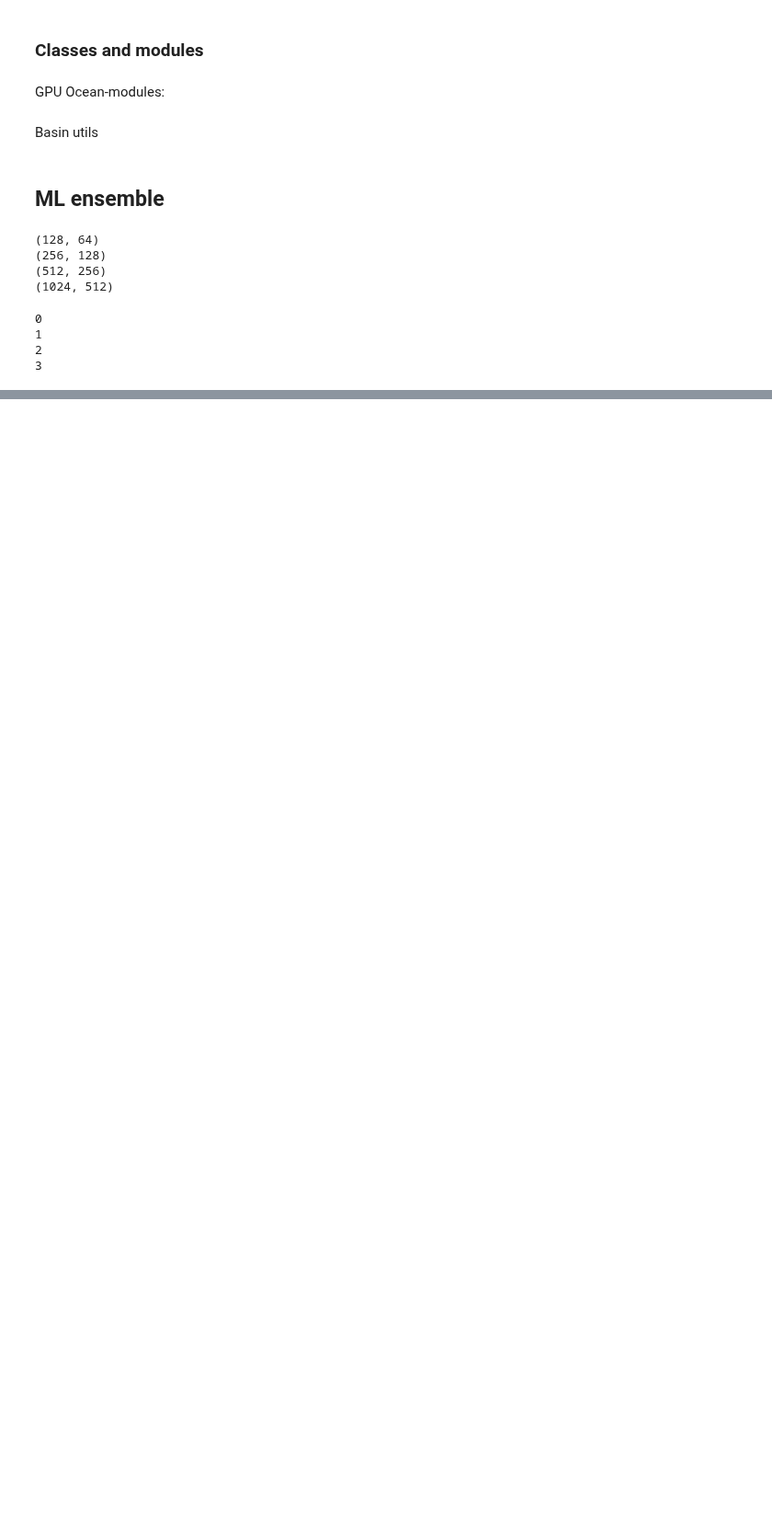
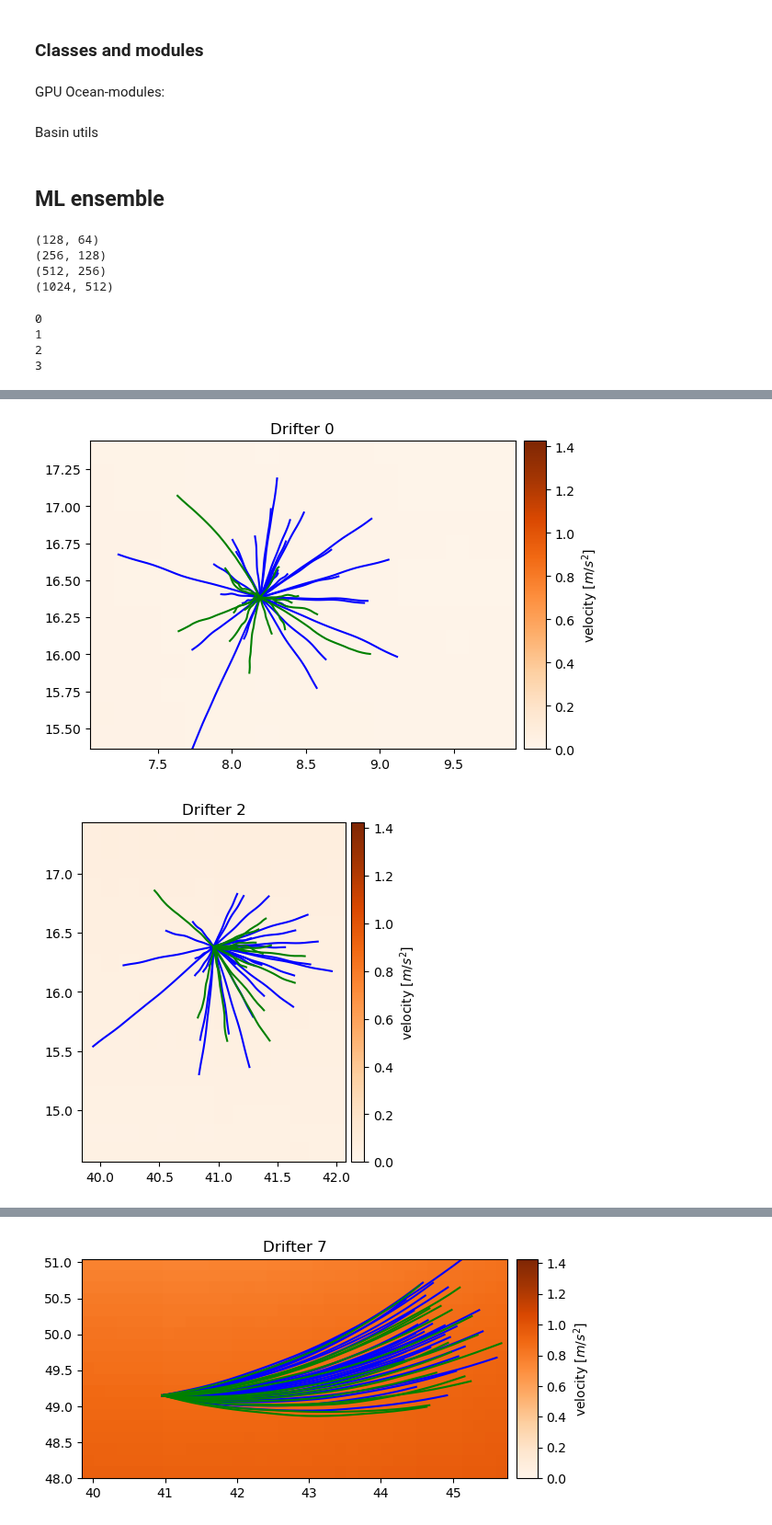
Before and after one commit to sintefmath/multilevelDA, a Jupyter notebook: notebooks/Basin-MLDrifters.ipynb, the cells around one changed output, grey strips where cells are left out. Shown at 92% size. Drawn from its saved outputs; the diff is of its cells as text; code cells hidden in the pictures; blank space fills up the shorter version.

```diff
--- a/notebooks/Basin-MLDrifters.ipynb
+++ b/notebooks/Basin-MLDrifters.ipynb
@@ -85,8 +86,8 @@ for l_idx in range(len(ls)):
 (512, 256)
 (1024, 512)
 # %%
-spinup_end_time = 900*3
-end_time = spinup_end_time + 900
+spinup_end_time = 0
+end_time = spinup_end_time + 900*5
 # %%
 #ML_Nes = [100, 75, 50, 25] # From Flo. Takes 1m24s to init, 3m13s to run to T=900
 ML_Nes = [30, 20, 15, 10] # init: 34s, run: 1m36s
@@ -374,0 +266,13 @@ mldrifters.positions.shape
+# %%
+
+for drifter_id in [0, 2, 5, 7, 10, 12, 16]:
+    drifter_domain = DrifterPlotHelper.domain_around_drifter(ml_ensemble_trajectories[0], drifter_id=drifter_id, padding_in_km=1)
+    ax = DrifterPlotHelper.background_from_mlensemble(MLOceanEnsemble, background_type="velocity", drifter_domain=drifter_domain)
+    ax.set_title("Drifter "+str(drifter_id))
+    for i in range(drifter_ensemble_size):
+        DrifterPlotHelper.add_drifter_on_background(ax, ml_ensemble_trajectories[i], drifter_id=drifter_id)
+    for obs in sl_obs:
+        DrifterPlotHelper.add_drifter_on_background(ax, obs, drifter_id=drifter_id, color='Green')
+# %% [output]
+[figure, added]
+[figure, added]
@@ -374,0 +280 @@ mldrifters.positions.shape
+[figure, added]
```
Also changed, not shown: parts of 39 cells of this notebook.
